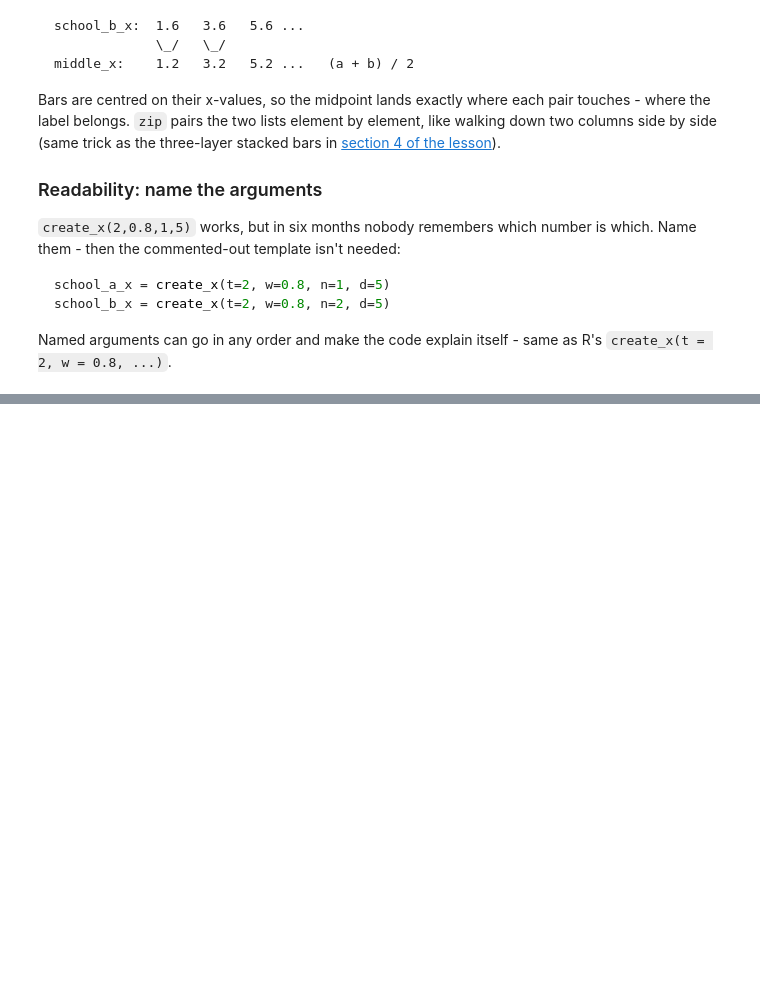
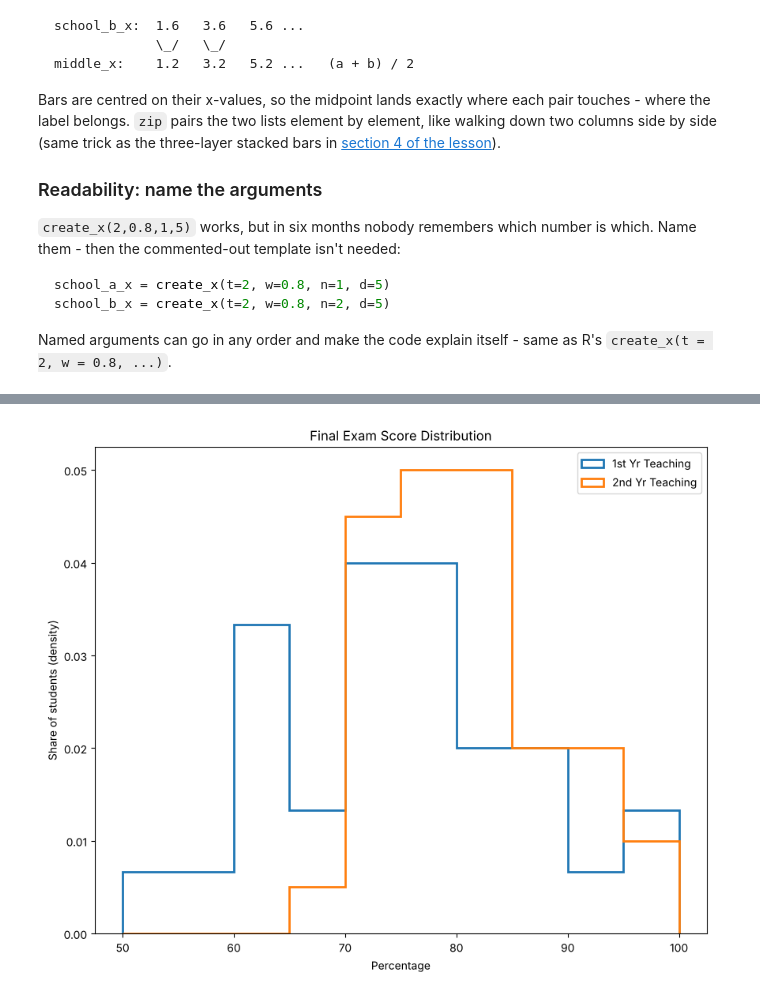
Before and after one commit to kkg98/panda-for-finance, a Jupyter notebook: notes/4_visualizing_finance_data/02_project_recreate_graphs.ipynb, the cells around one changed output, grey strips where cells are left out. Drawn from its saved outputs; the diff is of its cells as text; code cells hidden in the pictures; blank space fills up the shorter version.

```diff
--- a/notes/4_visualizing_finance_data/02_project_recreate_graphs.ipynb
+++ b/notes/4_visualizing_finance_data/02_project_recreate_graphs.ipynb
@@ -152,0 +328,15 @@ Named arguments can go in any order and make the code explain itself - same as R
+# %%
+plt.figure(figsize=(10, 8))
+
+plt.hist(exam_scores1, range=(50, 100), bins=10, density=True, histtype='step', linewidth=2)
+plt.hist(exam_scores2, range=(50, 100), bins=10, density=True, histtype='step', linewidth=2)
+
+plt.legend(["1st Yr Teaching", "2nd Yr Teaching"])
+plt.xlabel("Percentage")
+plt.ylabel("Share of students (density)")
+plt.title("Final Exam Score Distribution")
+
+plt.savefig(CHARTS + 'recreate_04b_two_histograms_same_bins.png')
+plt.show()
+# %% [output]
+[figure, added]
```
Also changed, not shown: parts of 29 cells of this notebook, 11 other files.
